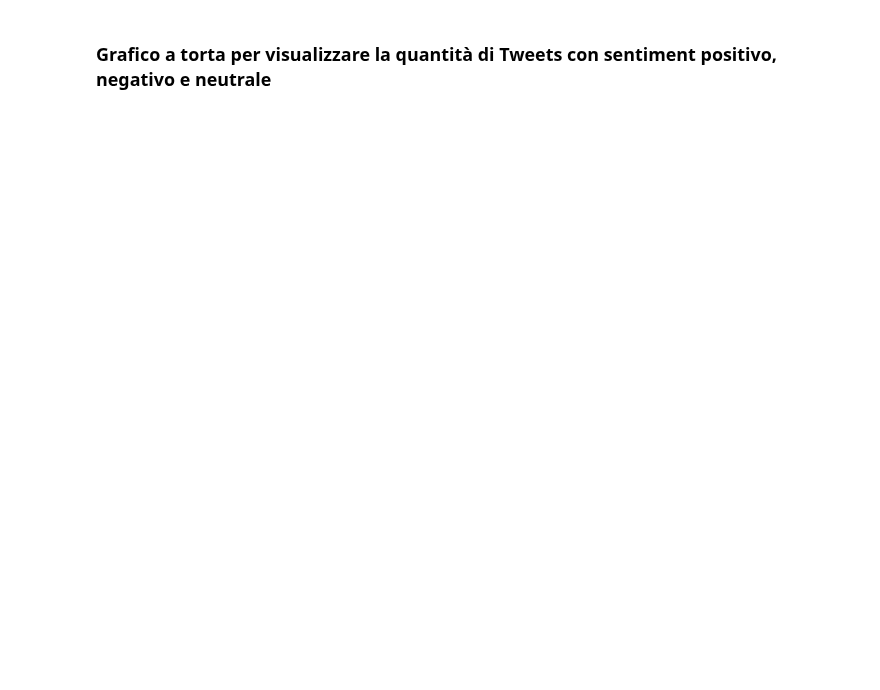
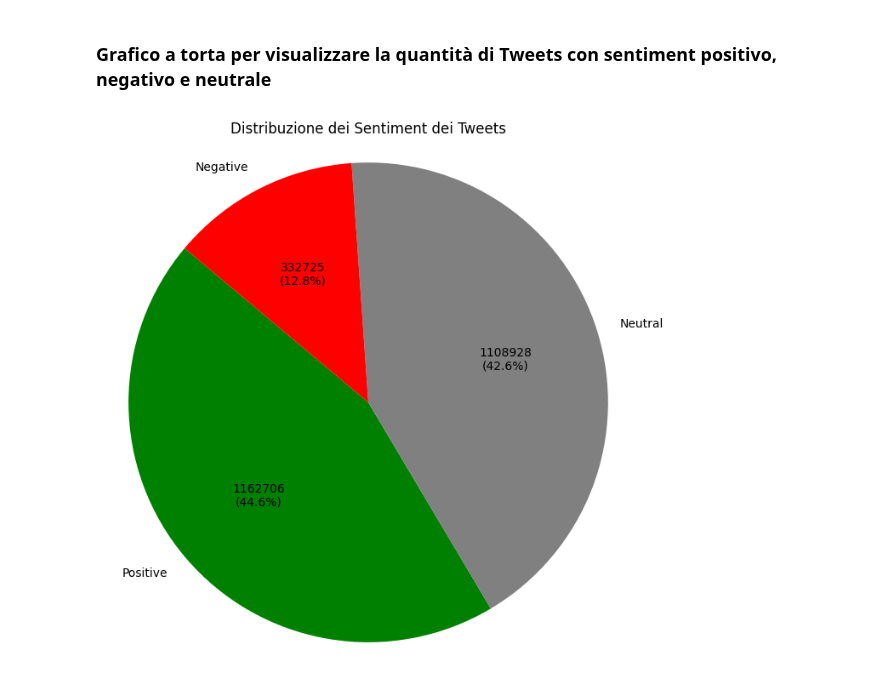
Before and after one commit to riccardospini98/Blockchain, a Jupyter notebook: tweet_SA.ipynb, the cells around one changed output. Saved outputs shown, nothing was run; the diff lists cells and outputs as text; code cells hidden in the pictures; blank space fills up the shorter version.

Commit message:
grafici sentiment analysis

```diff
--- a/tweet_SA.ipynb
+++ b/tweet_SA.ipynb
@@ -797,18 +799,26 @@ NameError: name 'plt' is not defined
 # %%
 # Conta il numero totale di tweet per ogni tipo di sentiment
 sentiment_counts = df_tweets_sentiment_period['Sentiment'].value_counts()
 
 # Definisci i colori per i sentimenti
 colors = {'Positive': 'green', 'Neutral': 'gray', 'Negative': 'red'}
 
 # Crea una lista di colori corrispondente all'ordine dei sentimenti
 sentiment_colors = [colors[sentiment] for sentiment in sentiment_counts.index]
 
+# Funzione per mostrare il numero di tweet nel grafico a torta
+def absolute_number(val):
+    total = sum(sentiment_counts)
+    absolute = int(total * val / 100)
+    return f'{absolute}\n({val:.1f}%)'
+
 # Crea il grafico a torta
 plt.figure(figsize=(8, 8))
-plt.pie(sentiment_counts, labels=sentiment_counts.index, colors=sentiment_colors, autopct='%1.1f%%', startangle=140)
+plt.pie(sentiment_counts, labels=sentiment_counts.index, colors=sentiment_colors, autopct=absolute_number, startangle=140)
 plt.title('Distribuzione dei Sentiment dei Tweets')
 plt.axis('equal')  # Assicura che il grafico a torta sia disegnato come un cerchio
 
 # Mostra il grafico
 plt.show()
+# %% [output]
+[figure, added]
```
Also changed, not shown: parts of 2 cells of this notebook.
